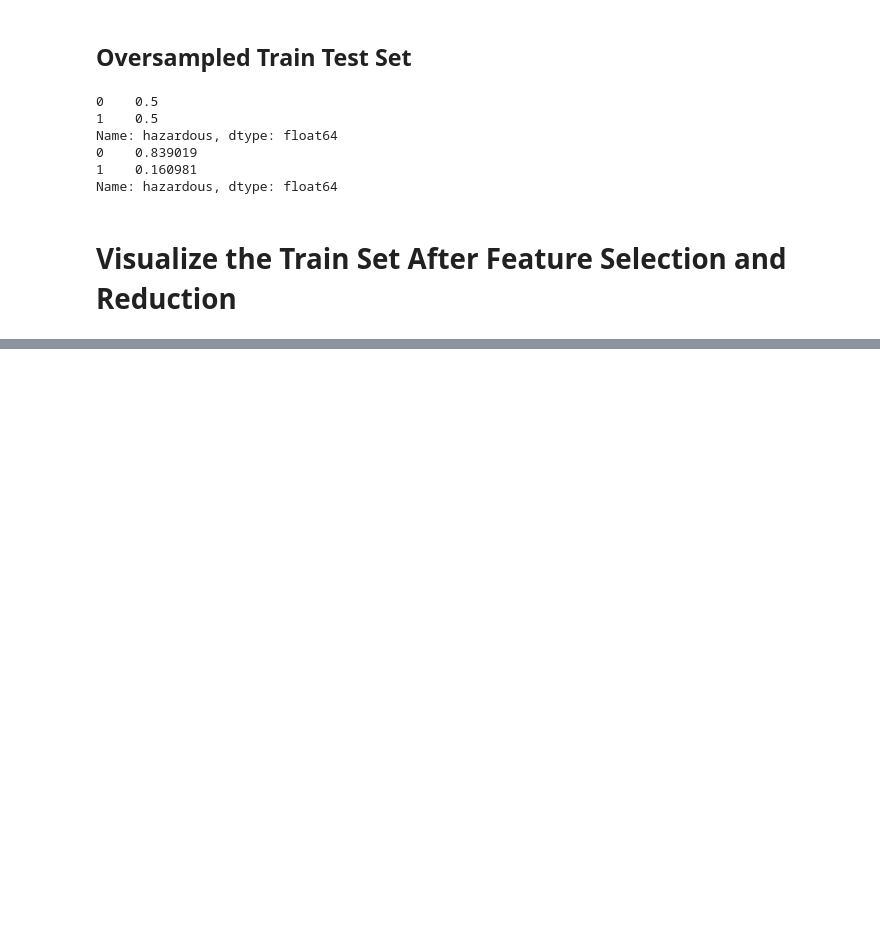
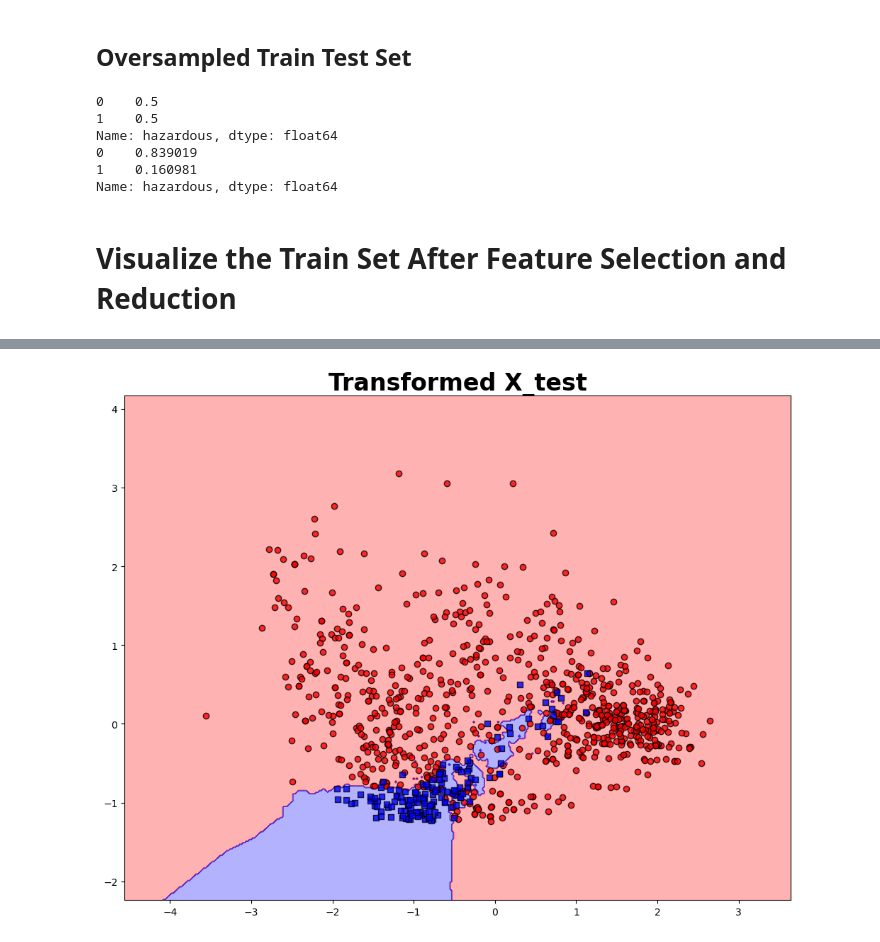
Before and after one commit to danjelito/classification-asteroid, a Jupyter notebook: notebook/eda.ipynb, the cells around one changed output, grey strips where cells are left out. Saved outputs shown, nothing was run; the diff lists cells and outputs as text; code cells hidden in the pictures; blank space fills up the shorter version.

```diff
--- a/notebook/eda.ipynb
+++ b/notebook/eda.ipynb
@@ -237,0 +310,14 @@ Name: hazardous, dtype: float64
+# %%
+fig, ax= plt.subplots(figsize= (10, 8))
+
+ax = plotting.plot_decision_regions(
+    X= X_test_transformed,
+    y= y_test,
+    classifier= model[-1]
+)
+plt.title('Transformed X_test', fontsize= 24, fontweight= 'bold')
+
+plt.tight_layout()
+plt.show()
+# %% [output]
+[figure, added]
```
Also changed, not shown: parts of 6 cells of this notebook, 5 other files.
